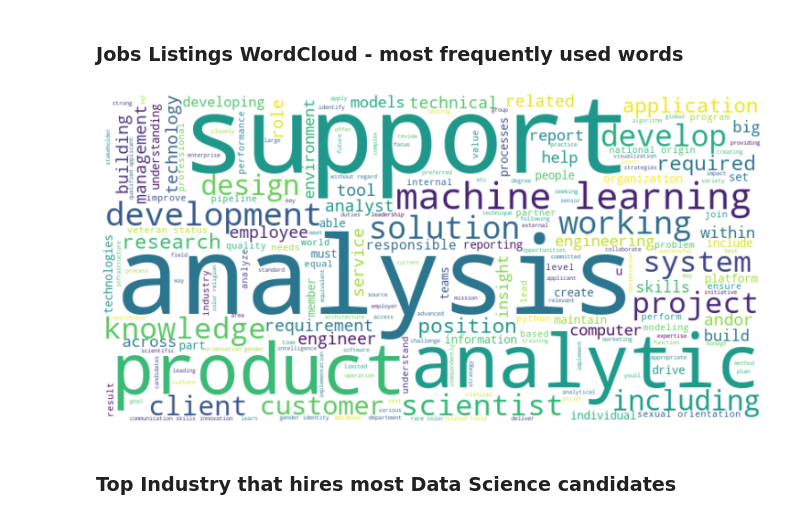
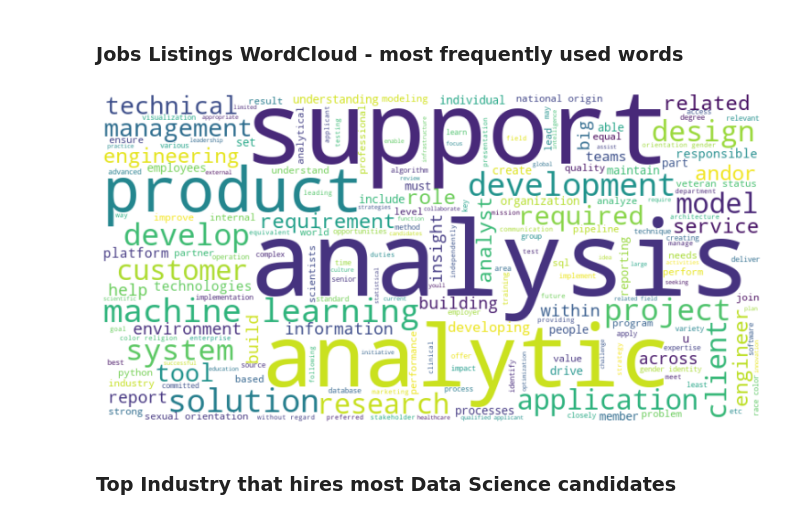
Before and after one commit to LiyanaRoslie/ds-keywords, a Jupyter notebook: eda.ipynb, the cells around one changed output. Drawn from its saved outputs; the diff is of its cells as text; code cells hidden in the pictures.

Commit message:
separate stopwords in EDA and add stopwords in Topic Modelling Articles

```diff
--- a/eda.ipynb
+++ b/eda.ipynb
@@ -130,3 +136,13 @@ cleaned_articles_df.sort_values(by=['responses'], ascending=False)[['title', 're
+# %%
+jobs_listings_stopwords = set(STOPWORDS)
+# %%
+jobs_listings_stopwords.update(['job', 'skill', 'experience', 'team', 'data', 'use', 'like', 'business',
+                                'work', 'ability', 'let', 'need', 'new', 'user', 'opportunity',
+                                'candidate', 'provide', 'company', 'one', 'used', 'need', 'see', 'make',
+                                'follow', 'going', 'will', 'want', 'well', 'find', 'give', 'change', 'look',
+                                'first', 'using','know', 'science', 'think', 'year', 'years', 'looking',
+                                'including', 'working', 'scientist', 'employee', 'skills', 'scientist',
+                                'knowledge', 'position', 'technology', 'computer'])
 # %% [markdown]
 ### Join all the jobs listings content into a single variable
 # %%
@@ -134,14 +150,14 @@ all_jobs_listings_text = " ".join(job for job in cleaned_jobs_listings_df['clean
 # %% [markdown]
 ### Jobs Listings WordCloud - most frequently used words
 # %%
-jobs_listings_wordcloud = WordCloud(stopwords=stopwords, background_color="white", width=800, height=400).generate(all_jobs_listings_text)
+jobs_listings_wordcloud = WordCloud(stopwords=jobs_listings_stopwords, background_color="white", width=800, height=400).generate(all_jobs_listings_text)
 plt.figure(figsize=(10,6))
 plt.axis("off")
 plt.tight_layout(pad=0)
 plt.imshow(jobs_listings_wordcloud, interpolation='bilinear')
 plt.show()
 # %% [output]
-[figure, old version]
+[figure, new version]
 # %% [markdown]
 ### Top Industry that hires most Data Science candidates
 # %%
```
Also changed, not shown: parts of 8 cells of this notebook, 1 other file.
